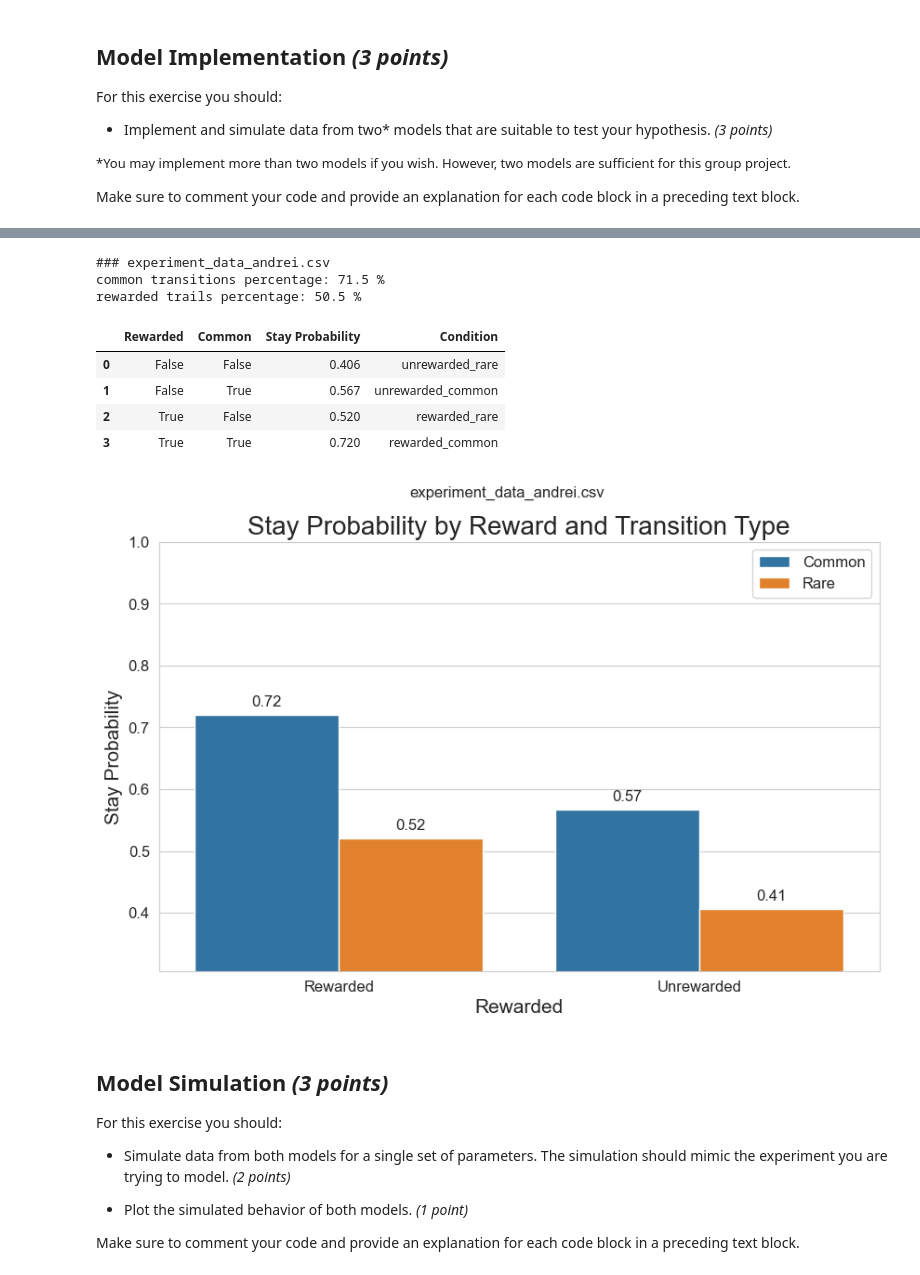
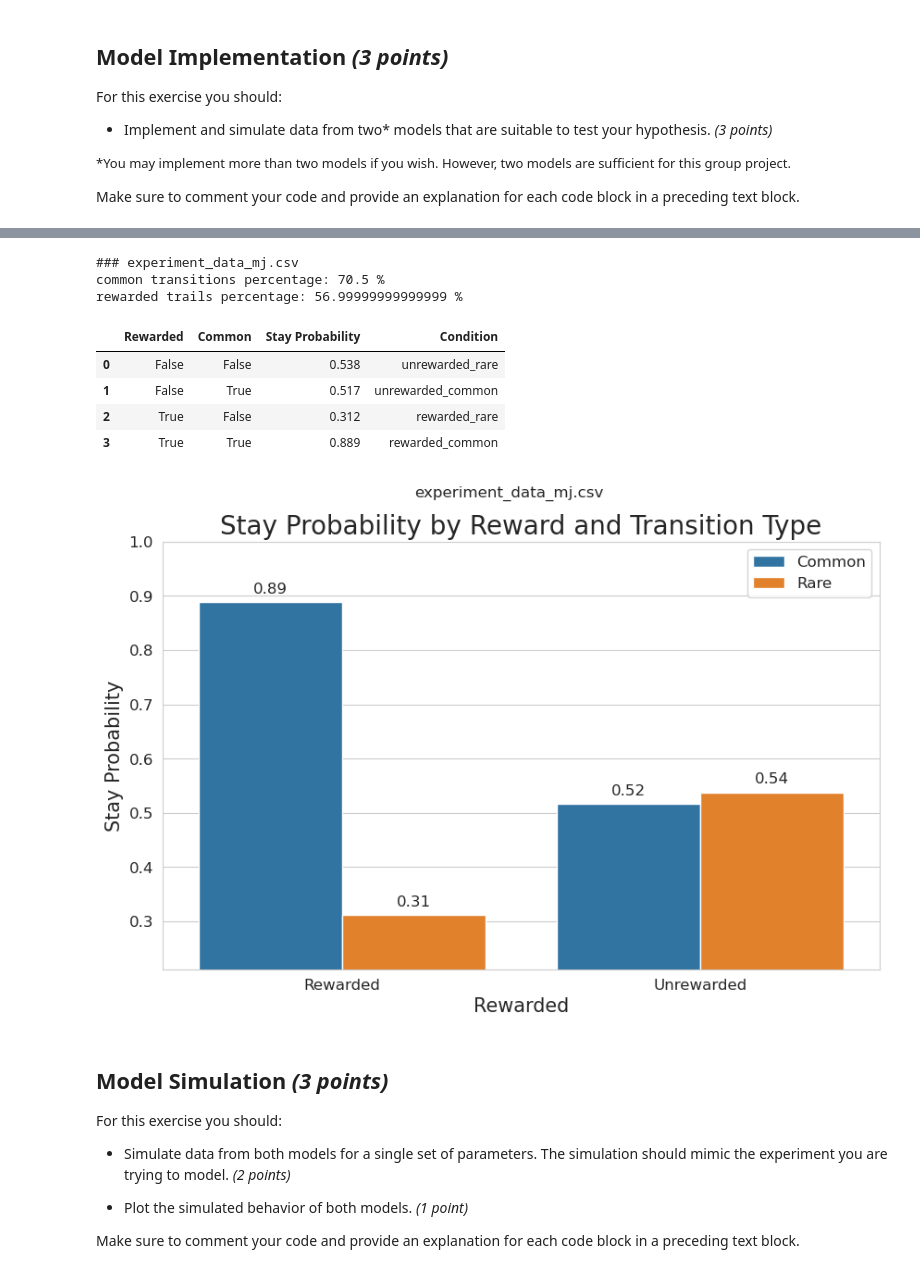
Before and after one commit to imtezcan/rl-twoStepTask, a Jupyter notebook: modeling_procedure.ipynb, the cells around one changed output, grey strips where cells are left out. Cells and saved outputs as stored; diff of their text form; code cells hidden in the pictures.

```diff
--- a/modeling_procedure.ipynb
+++ b/modeling_procedure.ipynb
@@ -73,35 +73,35 @@ rewarded trails percentage: 60.0 %
 # %%
 import pandas as pd
 import os
 from utils import preprocess_human_data, calculate_stay_probability, plot_stay_probability, print_simple_statistics
 
 # load and inspect human data
-particepant_data_file = "experiment_data_andrei.csv"
+particepant_data_file = "experiment_data_mj.csv"
 file_name = os.path.join("data", "participants", particepant_data_file)
 human_data = pd.read_csv(file_name)
 
 # preprocess human data
 human_data = preprocess_human_data(human_data)
 
 # print some statistics
 print_simple_statistics(human_data, title=particepant_data_file)
 
 # calculate and plot stay probability
 stay_probability_df, human_data_extended = calculate_stay_probability(human_data)
 display(stay_probability_df)
 plot_stay_probability(stay_probability_df, title=particepant_data_file)
 
 # display(human_data_extended[['stepOneChoice', 'repeated_stepOneAction', 'repeated_stepOneAction_next','reward', 'common_transition']])
 # %% [output]
-### experiment_data_andrei.csv
-common transitions percentage: 71.5 %
-rewarded trails percentage: 50.5 %
+### experiment_data_mj.csv
+common transitions percentage: 70.5 %
+rewarded trails percentage: 56.99999999999999 %
 |  | Rewarded | Common | Stay Probability | Condition |
-| 0 | False | False | 0.406 | unrewarded_rare |
-| 1 | False | True | 0.567 | unrewarded_common |
-| 2 | True | False | 0.520 | rewarded_rare |
-| 3 | True | True | 0.720 | rewarded_common |
+| 0 | False | False | 0.538 | unrewarded_rare |
+| 1 | False | True | 0.517 | unrewarded_common |
+| 2 | True | False | 0.312 | rewarded_rare |
+| 3 | True | True | 0.889 | rewarded_common |
-[figure, old version]
+[figure, new version]
 # %% [markdown]
 ## Model Simulation *(3 points)*
 
```
Also changed, not shown: parts of 6 cells of this notebook, 1 other file.
